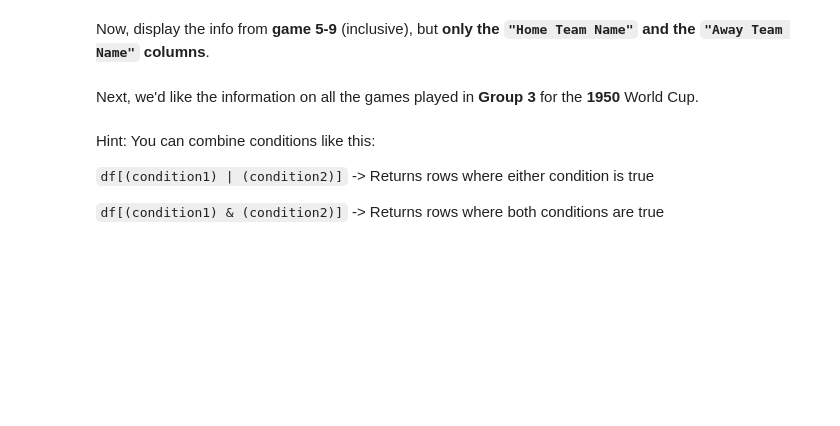
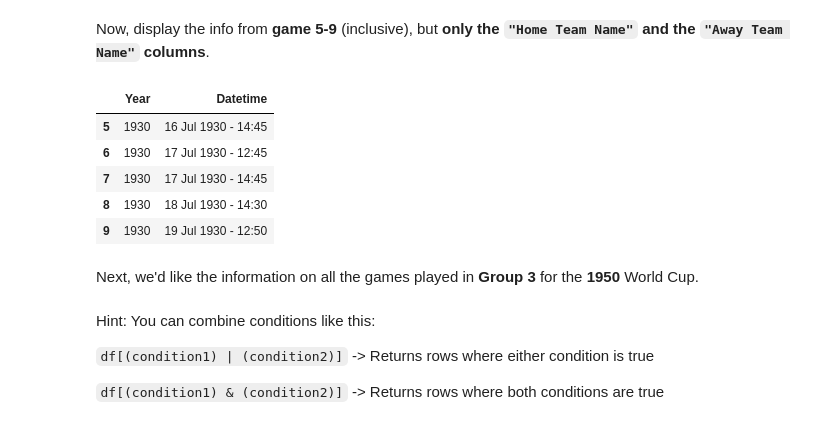
Before and after one commit to SMayienda/sarah_m, a Jupyter notebook: Sarah_pandas_lab_1.ipynb, the cells around one changed output. Drawn from its saved outputs; the diff is of its cells as text; code cells hidden in the pictures; blank space fills up the shorter version.

```diff
--- a/Sarah_pandas_lab_1.ipynb
+++ b/Sarah_pandas_lab_1.ipynb
@@ -140,6 +162,14 @@ Use the right selection method to display all the information from the 3rd to th
 Now, display the info from **game 5-9** (inclusive), but **only the `"Home Team Name"` and the `"Away Team Name"` columns**.
 # %%
 # Your code here
+df.iloc[5:10, 0:2]
+# %% [output]
+|  | Year | Datetime |
+| 5 | 1930 | 16 Jul 1930 - 14:45 |
+| 6 | 1930 | 17 Jul 1930 - 12:45 |
+| 7 | 1930 | 17 Jul 1930 - 14:45 |
+| 8 | 1930 | 18 Jul 1930 - 14:30 |
+| 9 | 1930 | 19 Jul 1930 - 12:50 |
 # %% [markdown]
 Next, we'd like the information on all the games played in **Group 3** for the **1950** World Cup.
 # %% [markdown]
```
Also changed, not shown: parts of 3 cells of this notebook.
